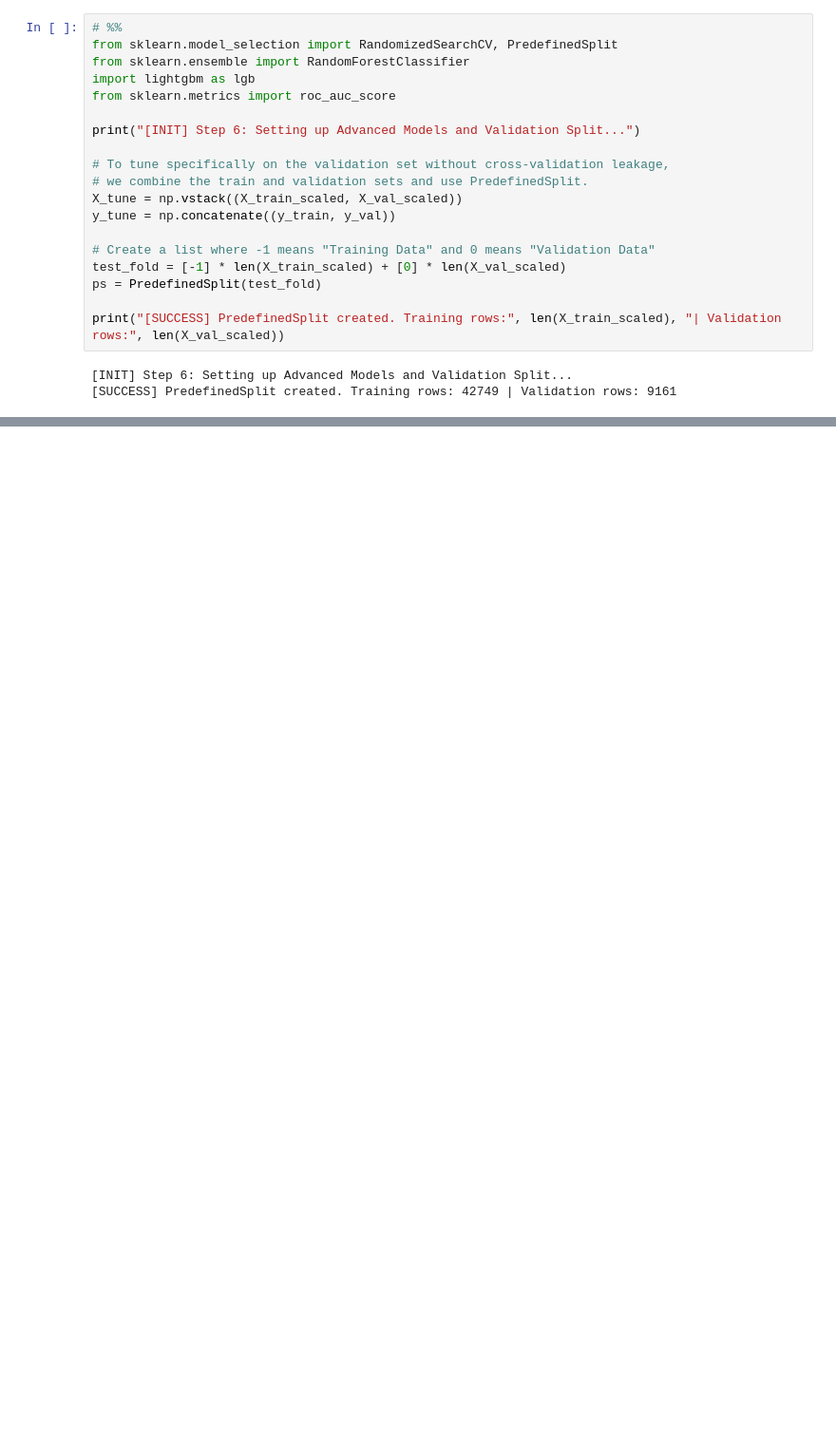
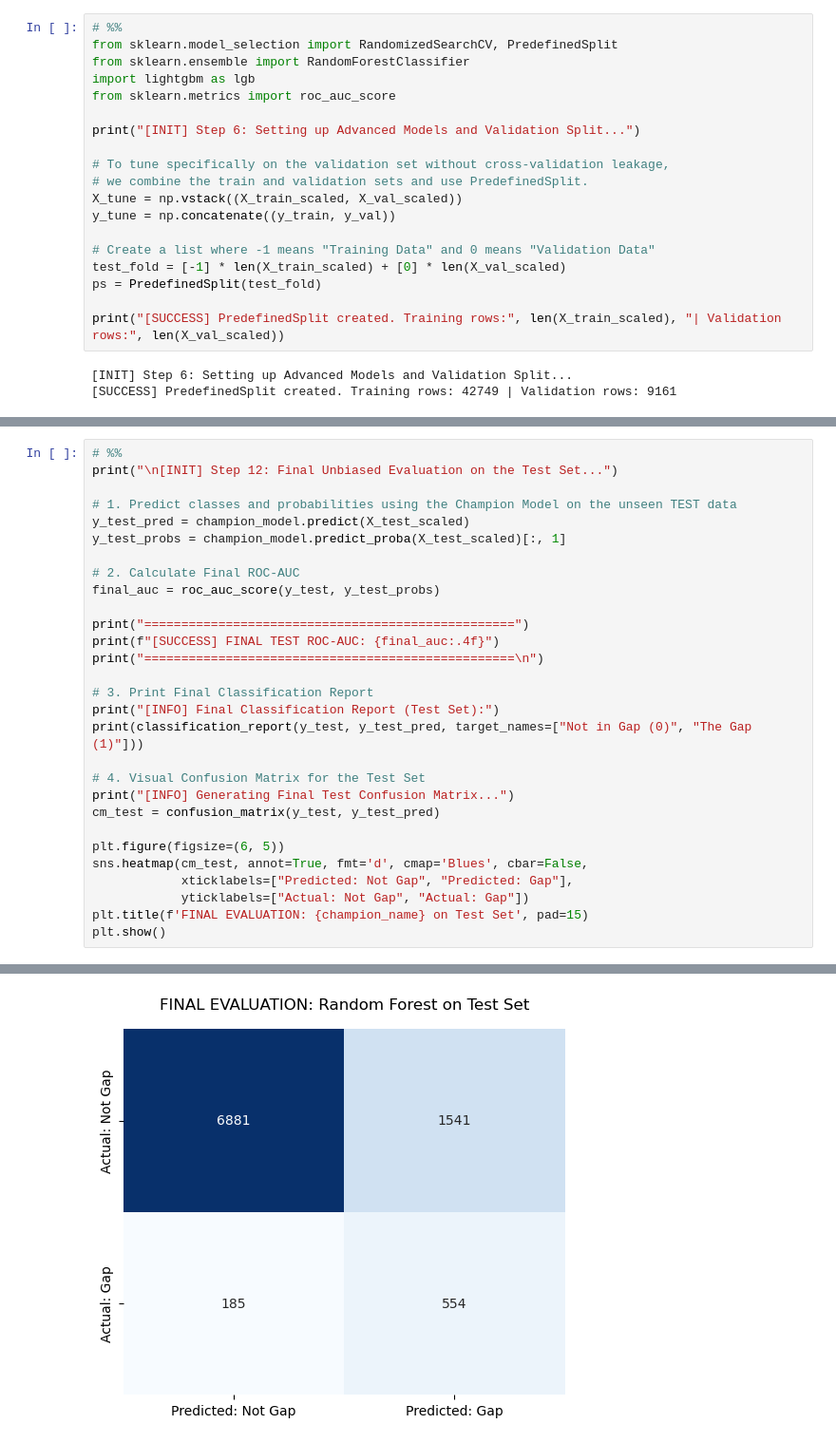
Before and after one commit to Erdos-Projects/spring-2026-local-poverty-rate-estimation, a Jupyter notebook: notebooks/04_models.ipynb, the cells around one changed output, grey strips where cells are left out. Shown at 95% size. Cells and saved outputs as stored; diff of their text form; blank space fills up the shorter version.

```diff
--- a/notebooks/04_models.ipynb
+++ b/notebooks/04_models.ipynb
@@ -497,0 +434,30 @@ LightGBM:            0.9602
+# %%
+# %%
+print("\n[INIT] Step 12: Final Unbiased Evaluation on the Test Set...")
+
+# 1. Predict classes and probabilities using the Champion Model on the unseen TEST data
+y_test_pred = champion_model.predict(X_test_scaled)
+y_test_probs = champion_model.predict_proba(X_test_scaled)[:, 1]
+
+# 2. Calculate Final ROC-AUC
+final_auc = roc_auc_score(y_test, y_test_probs)
+
+print("==================================================")
+print(f"[SUCCESS] FINAL TEST ROC-AUC: {final_auc:.4f}")
+print("==================================================\n")
+
+# 3. Print Final Classification Report
+print("[INFO] Final Classification Report (Test Set):")
+print(classification_report(y_test, y_test_pred, target_names=["Not in Gap (0)", "The Gap (1)"]))
+
+# 4. Visual Confusion Matrix for the Test Set
+print("[INFO] Generating Final Test Confusion Matrix...")
+cm_test = confusion_matrix(y_test, y_test_pred)
+
+plt.figure(figsize=(6, 5))
+sns.heatmap(cm_test, annot=True, fmt='d', cmap='Blues', cbar=False,
+            xticklabels=["Predicted: Not Gap", "Predicted: Gap"],
+            yticklabels=["Actual: Not Gap", "Actual: Gap"])
+plt.title(f'FINAL EVALUATION: {champion_name} on Test Set', pad=15)
+plt.show()
+# %% [output]
@@ -497,0 +480 @@ LightGBM:            0.9602
+[figure, added]
```
Also changed, not shown: parts of 9 cells of this notebook.
